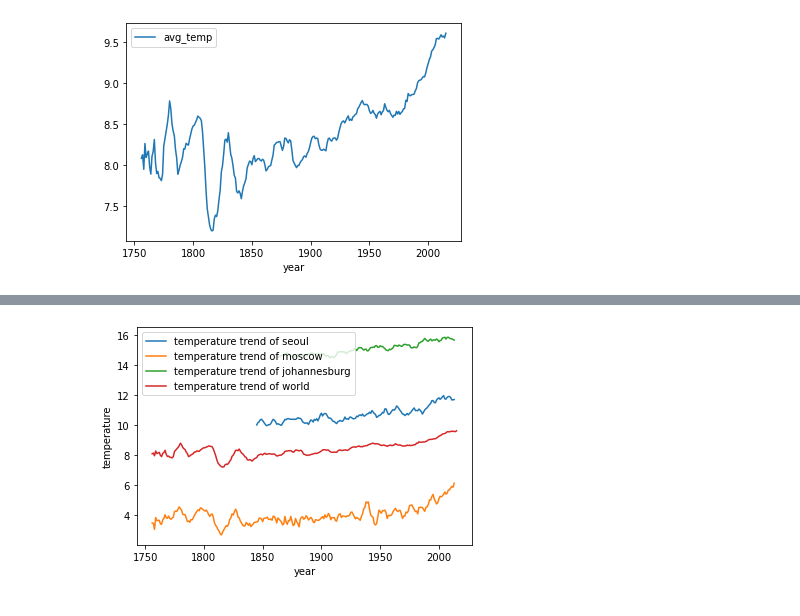
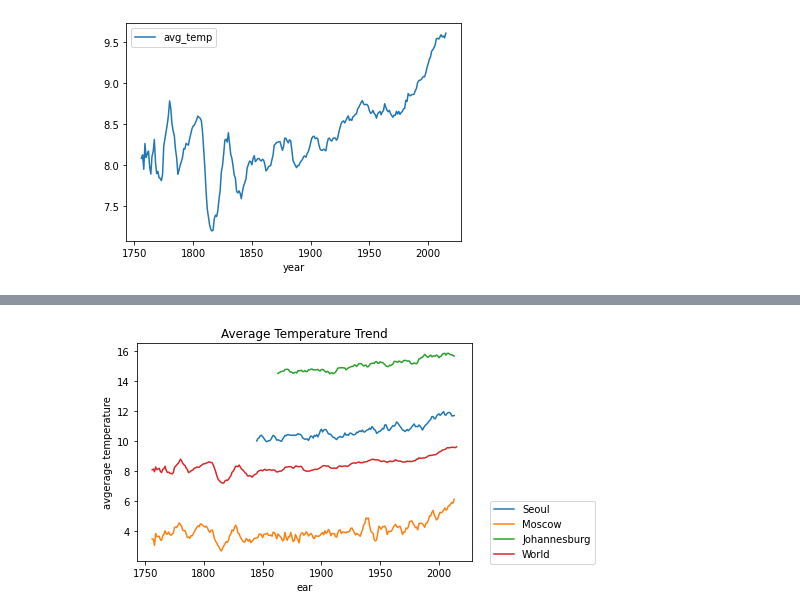
Before and after one commit to Ahbin-Park/abinushka, a Jupyter notebook: UDACITY_Introduction_to_Data_Analysis_Exploring_Weather_Trends.ipynb, the cells around one changed output, grey strips where cells are left out. Cells and saved outputs as stored; diff of their text form; code cells hidden in the pictures.

```diff
--- a/UDACITY_Introduction_to_Data_Analysis_Exploring_Weather_Trends.ipynb
+++ b/UDACITY_Introduction_to_Data_Analysis_Exploring_Weather_Trends.ipynb
@@ -59,4 +71,4 @@ tem_johannesburg.plot(kind='line')
 <matplotlib.axes._subplots.AxesSubplot at 0x...>
 [figure]
 # %%
-sma_7d_tem_seoul = tem_seoul.rolling(window=7).mean()
+sma_30d_tem_seoul = tem_seoul.rolling(window=30).mean()
@@ -81,11 +119,13 @@ import seaborn as sns
 # %%
-sns.lineplot(x='year', y='avg_temp', data=sma_7d_tem_seoul, label = 'temperature trend of seoul')
-sns.lineplot(x='year', y='avg_temp', data=sma_7d_tem_moscow, label = 'temperature trend of moscow')
-sns.lineplot(x='year', y='avg_temp', data=sma_7d_tem_johannesburg, label = 'temperature trend of johannesburg')
-sns.lineplot(x='year', y='avg_temp', data=sma_7d_tem_world, label = 'temperature trend of world')
+sns.lineplot(x='year', y='avg_temp', data=sma_7d_tem_seoul, label = 'Seoul')
+sns.lineplot(x='year', y='avg_temp', data=sma_7d_tem_moscow, label = 'Moscow')
+sns.lineplot(x='year', y='avg_temp', data=sma_7d_tem_johannesburg, label = 'Johannesburg')
+sns.lineplot(x='year', y='avg_temp', data=sma_7d_tem_world, label = 'World')
 
-plt.xlabel('year')
-plt.ylabel('temperature')
+plt.title('Average Temperature Trend')
+plt.xlabel('ear')
+plt.ylabel('avgerage temperature')
+plt.legend(loc='upper left', bbox_to_anchor=(1.04, 0.3))
 plt.show()
 # %% [output]
-[figure, old version]
+[figure, new version]
```
Also changed, not shown: parts of 5 cells of this notebook.
